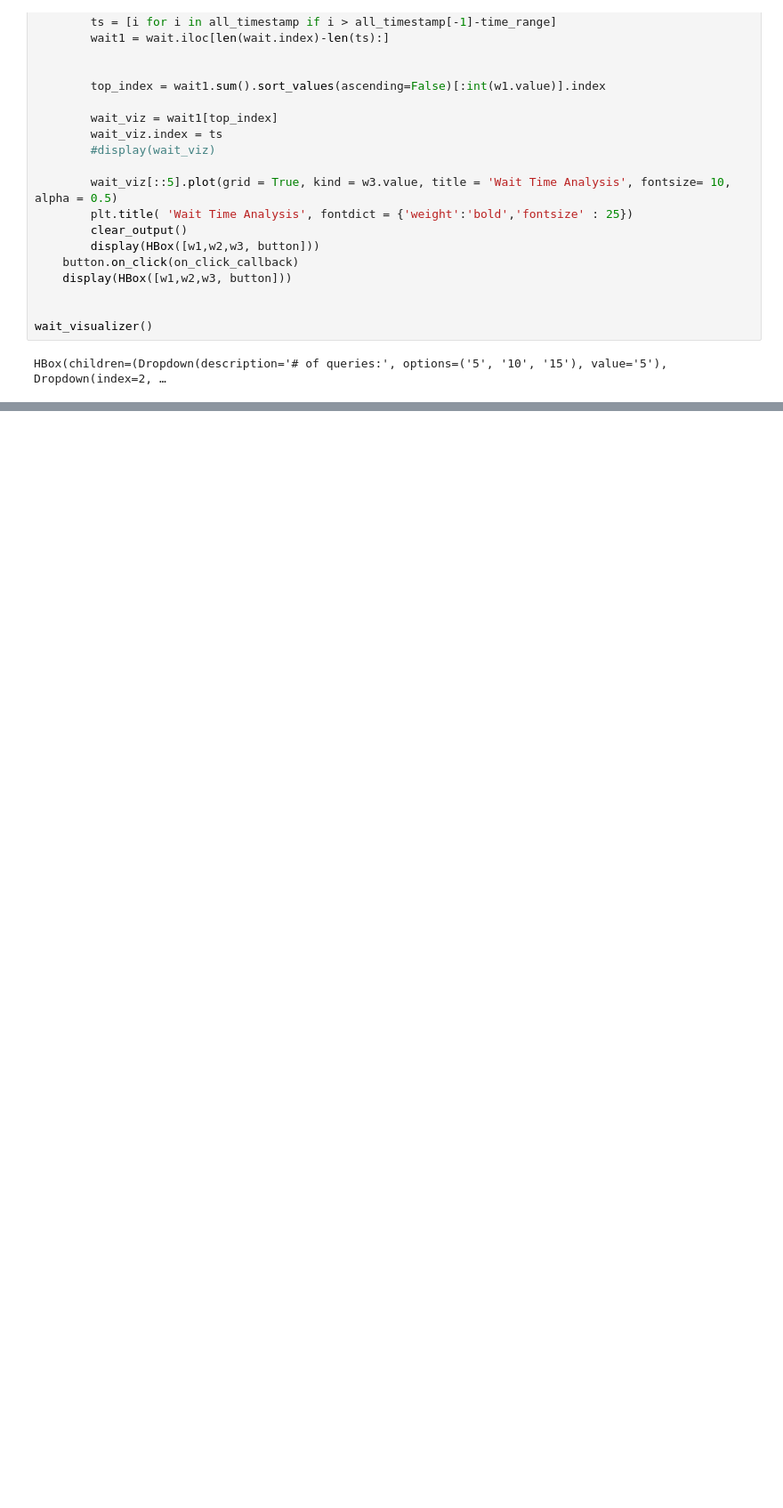
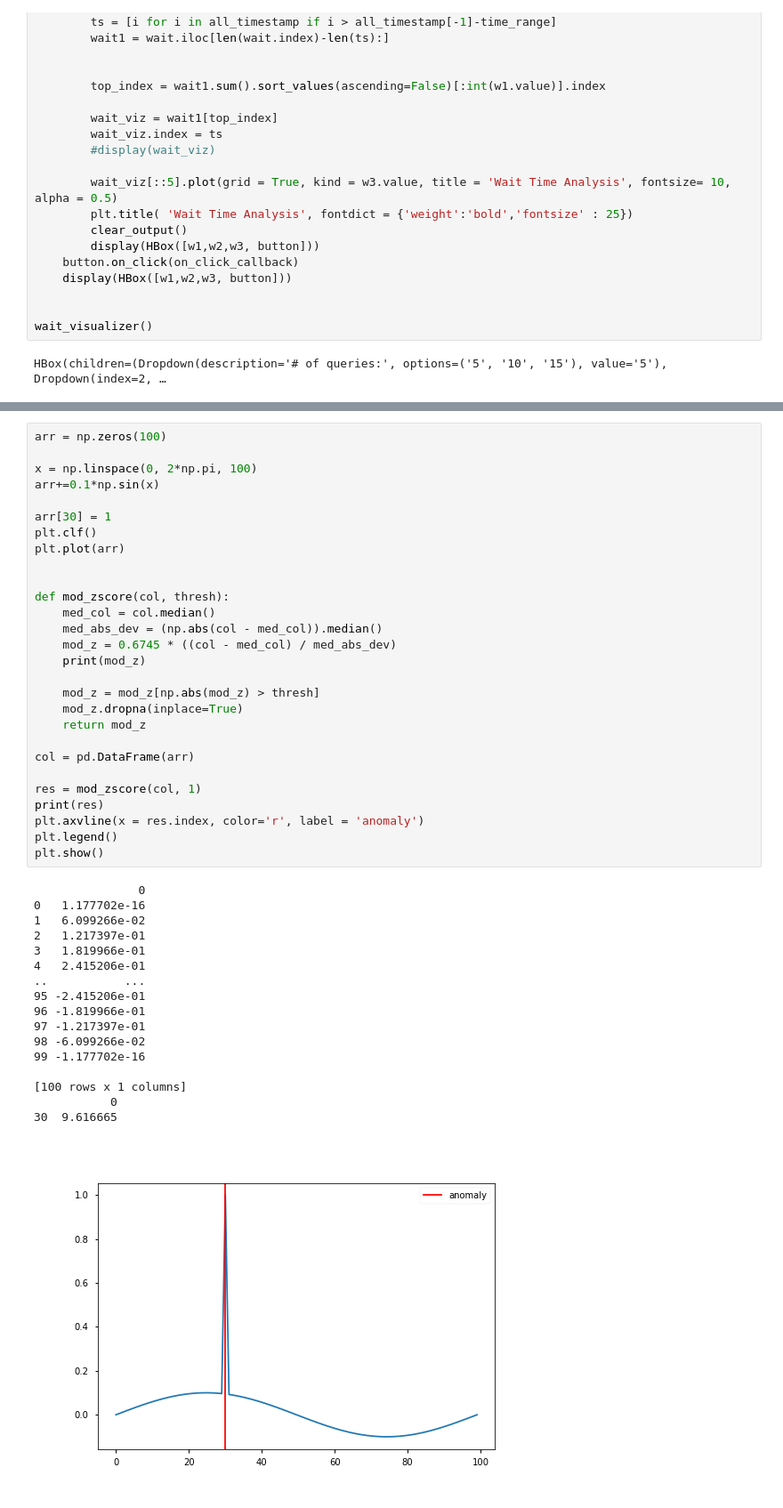
Before and after one commit to allene-ha/EDA_Framework, a Jupyter notebook: mysql_collect.ipynb, the cells around one changed output, grey strips where cells are left out. Shown at 89% size. Cells and saved outputs as stored; diff of their text form; blank space fills up the shorter version.

```diff
--- a/mysql_collect.ipynb
+++ b/mysql_collect.ipynb
@@ -1512,0 +1617,46 @@ HBox(children=(Dropdown(description='# of queries:', options=('5', '10', '15'),
+# %%
+arr = np.zeros(100)
+
+x = np.linspace(0, 2*np.pi, 100)
+arr+=0.1*np.sin(x)
+
+arr[30] = 1
+plt.clf()
+plt.plot(arr)
+
+
+def mod_zscore(col, thresh):
+    med_col = col.median()
+    med_abs_dev = (np.abs(col - med_col)).median()
+    mod_z = 0.6745 * ((col - med_col) / med_abs_dev)
+    print(mod_z)
+
+    mod_z = mod_z[np.abs(mod_z) > thresh]
+    mod_z.dropna(inplace=True)
+    return mod_z
+
+col = pd.DataFrame(arr)
+
+res = mod_zscore(col, 1)
+print(res)
+plt.axvline(x = res.index, color='r', label = 'anomaly')
+plt.legend()
+plt.show()
+# %% [output]
+               0
+0   1.177702e-16
+1   6.099266e-02
+2   1.217397e-01
+3   1.819966e-01
+4   2.415206e-01
+..           ...
+95 -2.415206e-01
+96 -1.819966e-01
+97 -1.217397e-01
+98 -6.099266e-02
+99 -1.177702e-16
+
+[100 rows x 1 columns]
+           0
+30  9.616665
+[figure, added]
```
Also changed, not shown: parts of 5 cells of this notebook, 1 other file.
